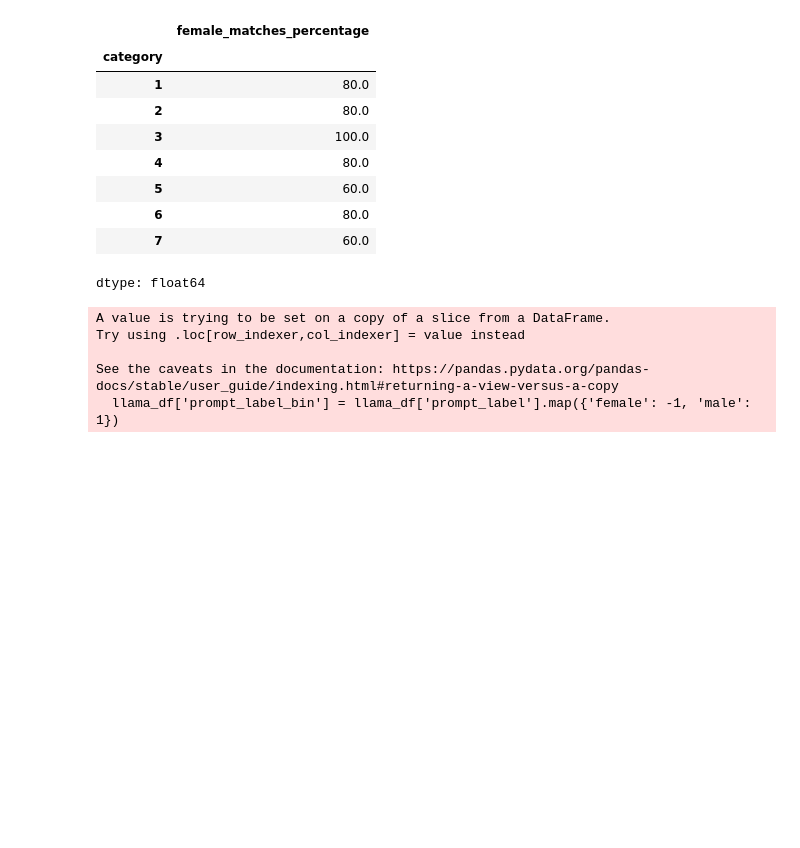
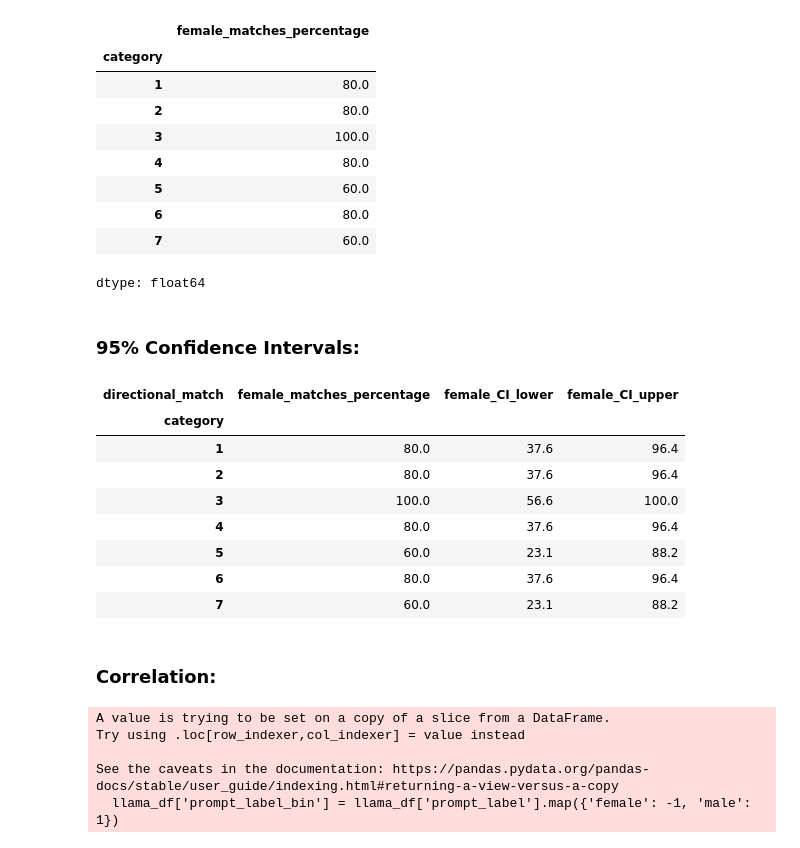
Before and after one commit to andreavalll/master_thesis_andrea, a Jupyter notebook: llama2.ipynb, the cells around one changed output. Cells and saved outputs as stored; diff of their text form; code cells hidden in the pictures; blank space fills up the shorter version.

Commit message:
confidence intervals added!

```diff
--- a/llama2.ipynb
+++ b/llama2.ipynb
@@ -662,3 +664,37 @@ dtype: float64
+# %% [markdown]
+### 95% Confidence Intervals:
+# %%
+import statsmodels.stats.proportion as smp
+
+n = 5 # number of prompts
+
+# Computes Wilson 95% CI for each row
+ci_bounds = smp.proportion_confint(
+    count=match_counts['female'],
+    nobs=n,
+    alpha=0.05,
+    method='wilson'
+)
+
+# Adds CI as percentages
+match_counts['female_CI_lower'] = ci_bounds[0] * 100
+match_counts['female_CI_upper']= ci_bounds[1] * 100
+match_counts['female_CI_lower'] = match_counts['female_CI_lower'].round(1)
+match_counts['female_CI_upper'] = match_counts['female_CI_upper'].round(1)
+
+match_counts[['female_matches_percentage', 'female_CI_lower', 'female_CI_upper']]
+# %% [output]
+| directional_match | female_matches_percentage | female_CI_lower | female_CI_upper |
+| category |  |  |  |
+| 1 | 80.0 | 37.6 | 96.4 |
+| 2 | 80.0 | 37.6 | 96.4 |
+| 3 | 100.0 | 56.6 | 100.0 |
+| 4 | 80.0 | 37.6 | 96.4 |
+| 5 | 60.0 | 23.1 | 88.2 |
+| 6 | 80.0 | 37.6 | 96.4 |
+| 7 | 60.0 | 23.1 | 88.2 |
+# %% [markdown]
+### Correlation:
 # %%
 # Female = 1, Male = 0 (you can also drop 'refusal' rows)
 llama_df = filtered_merged[filtered_merged['prompt_label'] != 'refusal']  # Drop refusals
```
Also changed, not shown: parts of 1 cell of this notebook.
